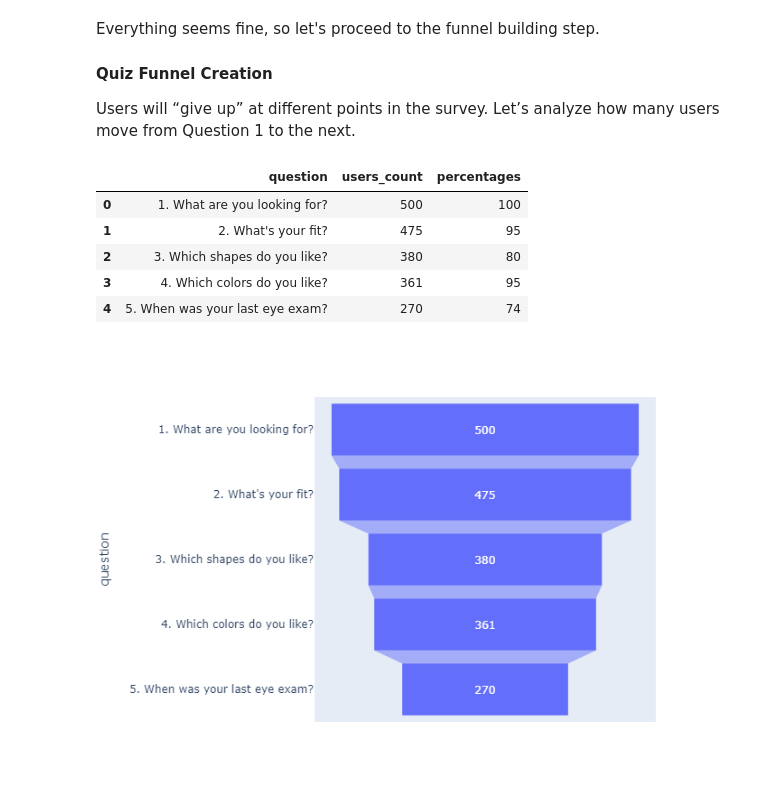
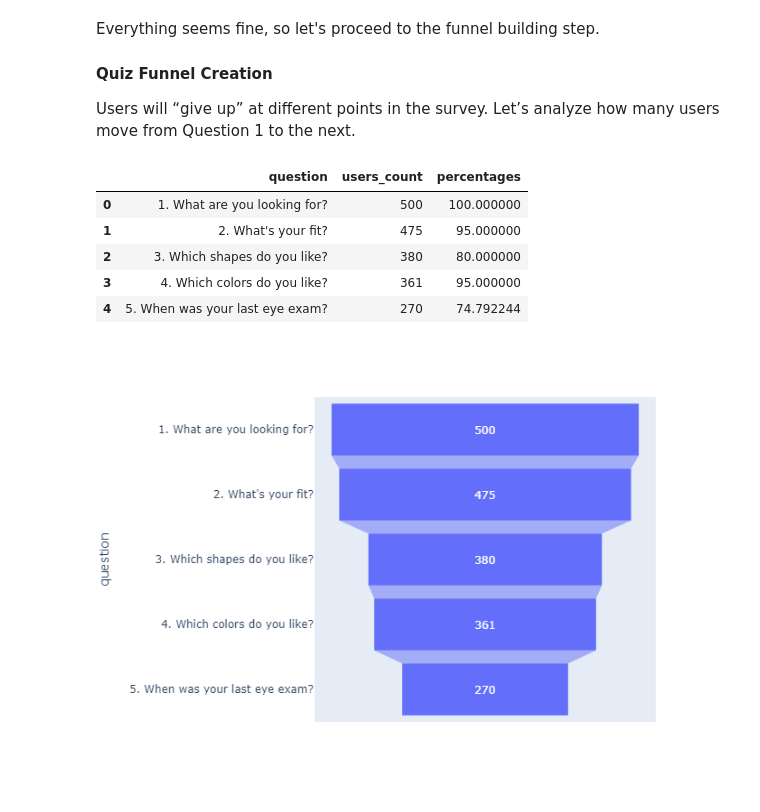
Before and after one commit to 3quetra/portfolio, a Jupyter notebook: sql/marketing_analysis.ipynb, the cells around one changed output. Saved outputs shown, nothing was run; the diff lists cells and outputs as text; code cells hidden in the pictures.

```diff
--- a/sql/marketing_analysis.ipynb
+++ b/sql/marketing_analysis.ipynb
@@ -134,21 +139,21 @@ Users will “give up” at different points in the survey. Let’s analyze how
 # %%
 quiz_funnel = sql('''
     SELECT question,
     COUNT(DISTINCT user_id) AS users_count,
-    COUNT(DISTINCT user_id) * 100 / LAG(COUNT(DISTINCT user_id), 1, COUNT(DISTINCT user_id)) OVER (
+    COUNT(DISTINCT user_id) * 100.0 / LAG(COUNT(DISTINCT user_id), 1, COUNT(DISTINCT user_id)) OVER (
         ORDER BY 1
     ) AS percentages
     FROM Survey
     GROUP BY 1;
 ''')
 quiz_funnel
 # %% [output]
 |  | question | users_count | percentages |
-| 0 | 1. What are you looking for? | 500 | 100 |
-| 1 | 2. What's your fit? | 475 | 95 |
-| 2 | 3. Which shapes do you like? | 380 | 80 |
-| 3 | 4. Which colors do you like? | 361 | 95 |
-| 4 | 5. When was your last eye exam? | 270 | 74 |
+| 0 | 1. What are you looking for? | 500 | 100.000000 |
+| 1 | 2. What's your fit? | 475 | 95.000000 |
+| 2 | 3. Which shapes do you like? | 380 | 80.000000 |
+| 3 | 4. Which colors do you like? | 361 | 95.000000 |
+| 4 | 5. When was your last eye exam? | 270 | 74.792244 |
 # %%
 fig = px.funnel(quiz_funnel, x='users_count', y='question')
 fig.show('png')
```
Also changed, not shown: parts of 24 cells of this notebook.
